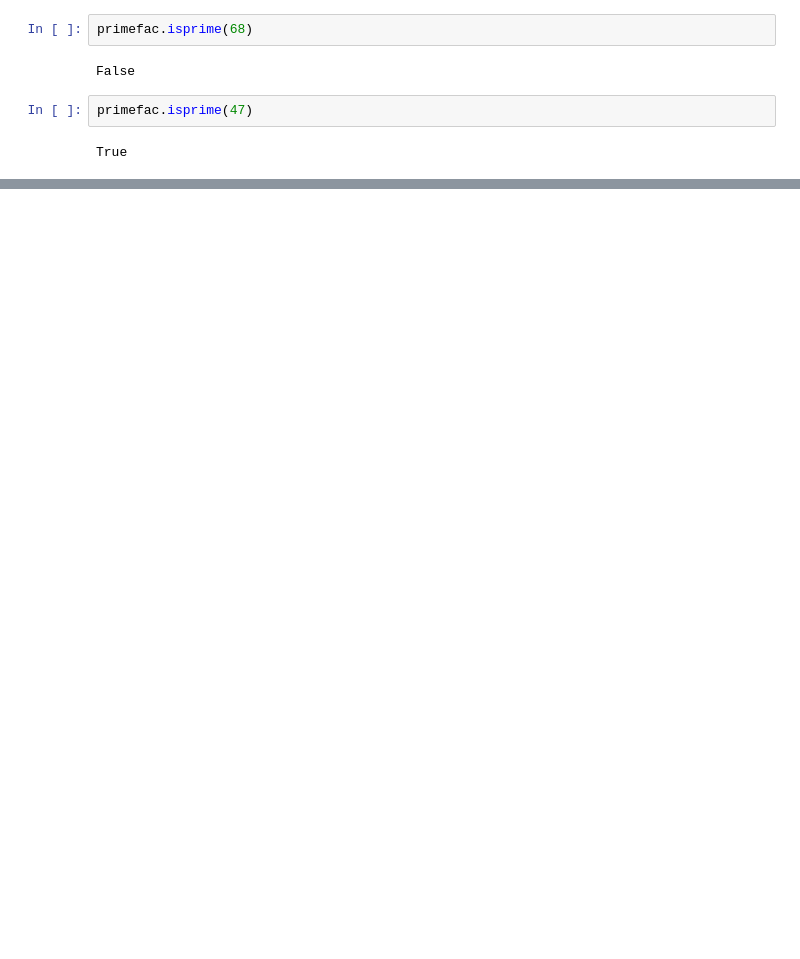
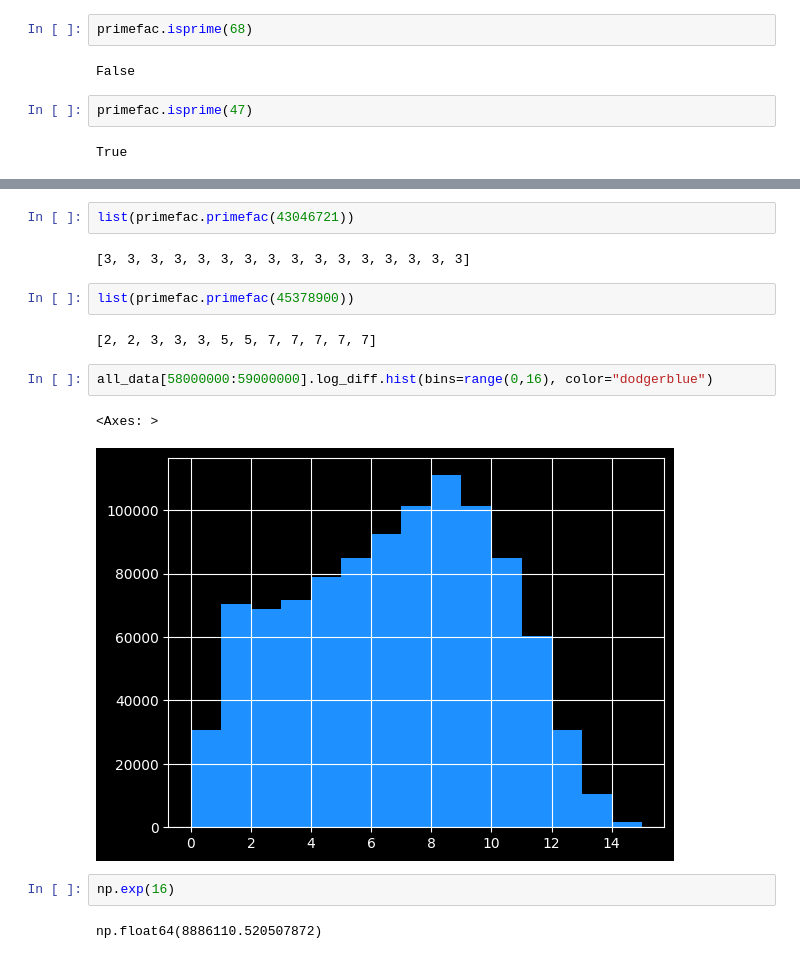
Before and after one commit to csdurfee/csdurfee.github.io, a Jupyter notebook: notebooks/primes.ipynb, the cells around one changed output, grey strips where cells are left out. Saved outputs shown, nothing was run; the diff lists cells and outputs as text; blank space fills up the shorter version.

```diff
--- a/notebooks/primes.ipynb
+++ b/notebooks/primes.ipynb
@@ -74,0 +267,17 @@ foo.sample(100000).hist()
+# %%
+list(primefac.primefac(43046721))
+# %% [output]
+[3, 3, 3, 3, 3, 3, 3, 3, 3, 3, 3, 3, 3, 3, 3, 3]
+# %%
+list(primefac.primefac(45378900))
+# %% [output]
+[2, 2, 3, 3, 3, 5, 5, 7, 7, 7, 7, 7]
+# %%
+all_data[58000000:59000000].log_diff.hist(bins=range(0,16), color="dodgerblue")
+# %% [output]
+<Axes: >
+[figure, added]
+# %%
+np.exp(16)
+# %% [output]
+np.float64(8886110.520507872)
```
Also changed, not shown: parts of 88 cells of this notebook, 3 other files.
